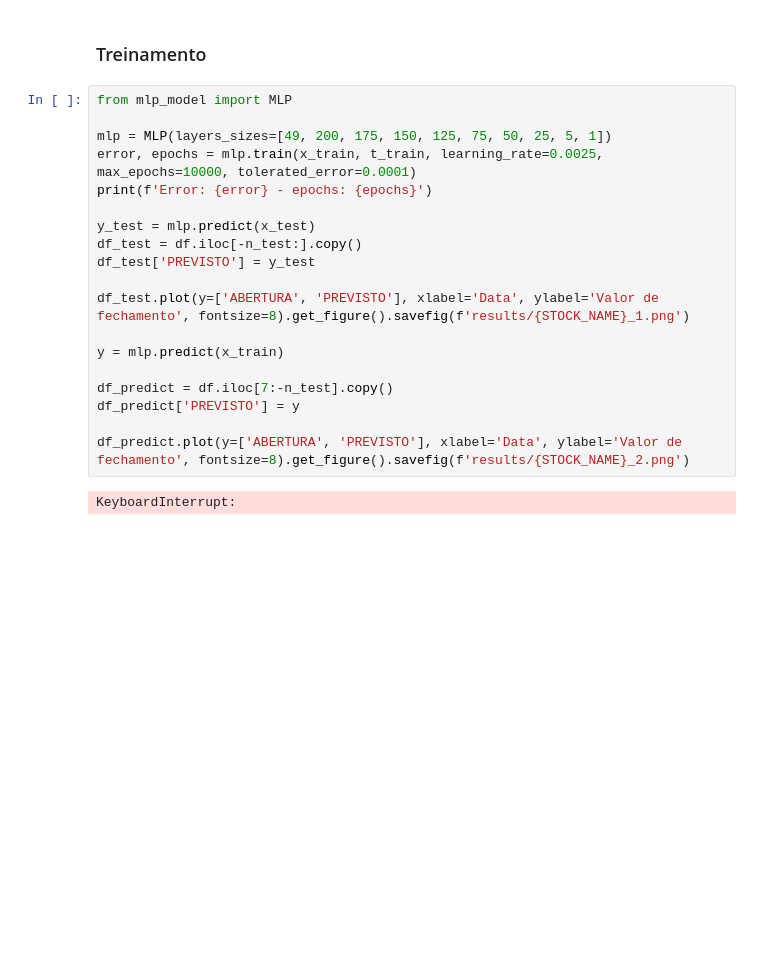
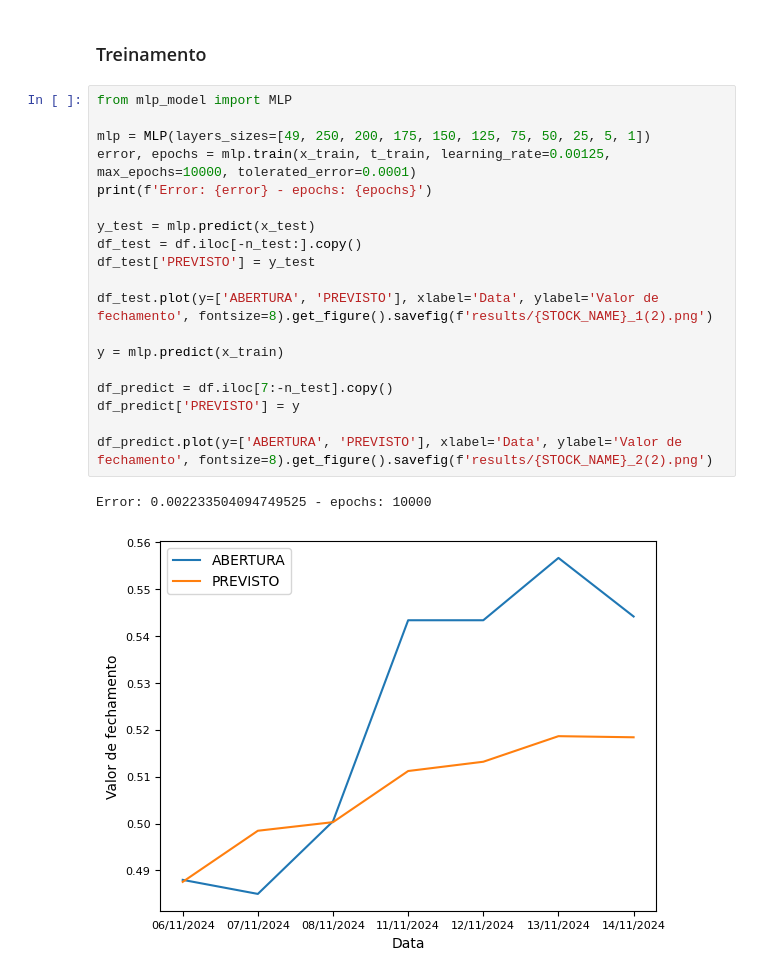
Before and after one commit to Diogo-NB/stock-exchange-mlp-predictions, a Jupyter notebook: stock_exchange_mlp_predictions.ipynb, the cells around one changed output. Saved outputs shown, nothing was run; the diff lists cells and outputs as text; blank space fills up the shorter version.

```diff
--- a/stock_exchange_mlp_predictions.ipynb
+++ b/stock_exchange_mlp_predictions.ipynb
@@ -52,21 +52,22 @@ x_train.shape, t_train.shape, x_test.shape, t_test.shape
 # %%
 from mlp_model import MLP
 
-mlp = MLP(layers_sizes=[49, 200, 175, 150, 125, 75, 50, 25, 5, 1])
-error, epochs = mlp.train(x_train, t_train, learning_rate=0.0025, max_epochs=10000, tolerated_error=0.0001)
+mlp = MLP(layers_sizes=[49, 250, 200, 175, 150, 125, 75, 50, 25, 5, 1])
+error, epochs = mlp.train(x_train, t_train, learning_rate=0.00125, max_epochs=10000, tolerated_error=0.0001)
 print(f'Error: {error} - epochs: {epochs}')
 
 y_test = mlp.predict(x_test)
 df_test = df.iloc[-n_test:].copy()
 df_test['PREVISTO'] = y_test
 
-df_test.plot(y=['ABERTURA', 'PREVISTO'], xlabel='Data', ylabel='Valor de fechamento', fontsize=8).get_figure().savefig(f'results/{STOCK_NAME}_1.png')
+df_test.plot(y=['ABERTURA', 'PREVISTO'], xlabel='Data', ylabel='Valor de fechamento', fontsize=8).get_figure().savefig(f'results/{STOCK_NAME}_1(2).png')
 
 y = mlp.predict(x_train)
 
 df_predict = df.iloc[7:-n_test].copy()
 df_predict['PREVISTO'] = y
 
-df_predict.plot(y=['ABERTURA', 'PREVISTO'], xlabel='Data', ylabel='Valor de fechamento', fontsize=8).get_figure().savefig(f'results/{STOCK_NAME}_2.png')
+df_predict.plot(y=['ABERTURA', 'PREVISTO'], xlabel='Data', ylabel='Valor de fechamento', fontsize=8).get_figure().savefig(f'results/{STOCK_NAME}_2(2).png')
 # %% [output]
-KeyboardInterrupt:
+Error: 0.002233504094749525 - epochs: 10000
+[figure, added]
```
Also changed, not shown: parts of 1 cell of this notebook, 5 other files.
